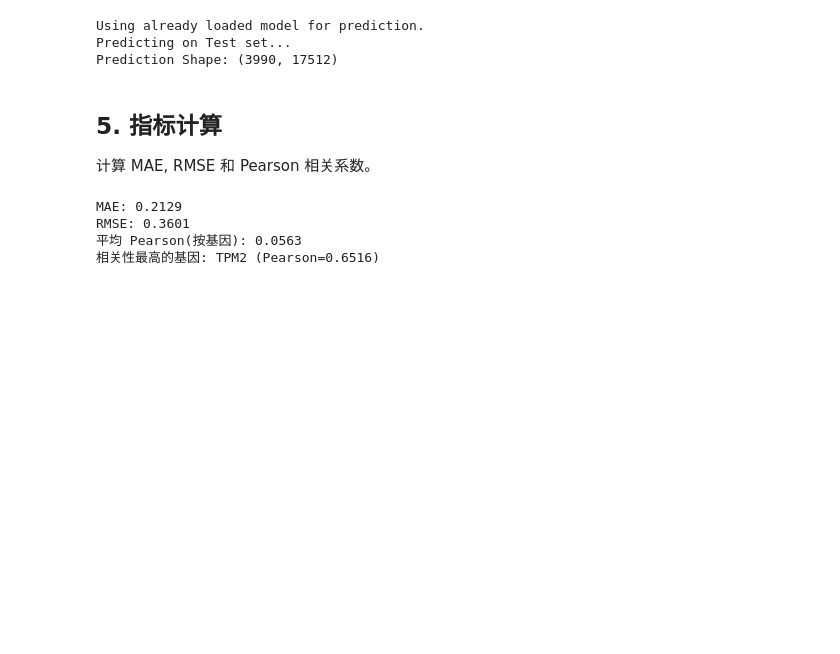
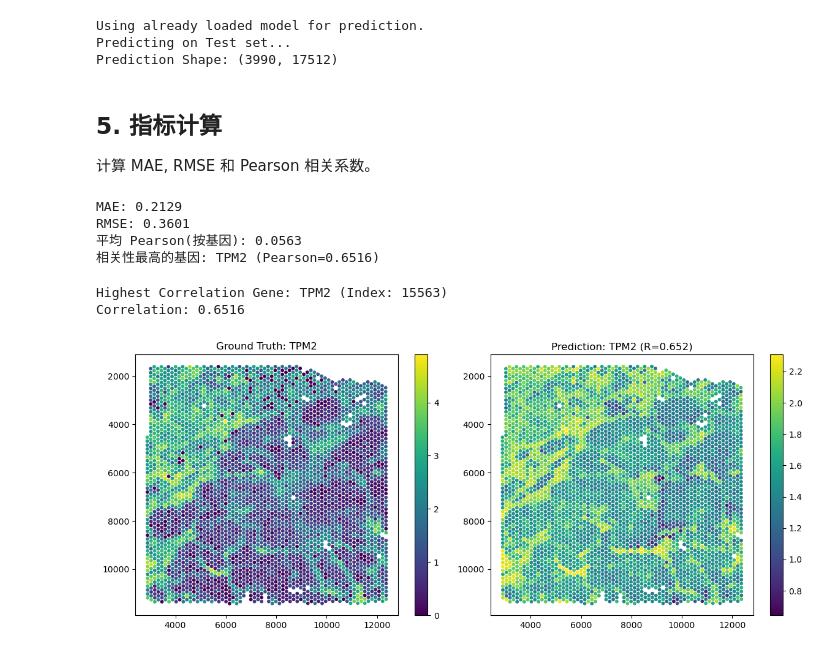
Before and after one commit to StickTaTa/Morpho-VC, a Jupyter notebook: benchmark/01_HisToGene_benchmark.ipynb, the cells around one changed output. Cells and saved outputs as stored; diff of their text form; code cells hidden in the pictures; blank space fills up the shorter version.

Commit message:
Check and update tutorial for HisToGene

```diff
--- a/benchmark/01_HisToGene_benchmark.ipynb
+++ b/benchmark/01_HisToGene_benchmark.ipynb
@@ -350,3 +350,40 @@ MAE: 0.2129
 RMSE: 0.3601
 平均 Pearson(按基因): 0.0563
 相关性最高的基因: TPM2 (Pearson=0.6516)
+# %%
+# Find gene with highest correlation
+gene_corrs_np = np.array(gene_corrs)
+best_idx = np.nanargmax(gene_corrs_np)
+best_gene = common_genes[best_idx]
+best_corr = gene_corrs_np[best_idx]
+
+print(f"Highest Correlation Gene: {best_gene} (Index: {best_idx})")
+print(f"Correlation: {best_corr:.4f}")
+
+# Visualize
+test_adata = test_ds.adatas["INT28"]
+coords = test_adata.obsm['spatial']
+
+pred_expr = pred_bag[:, best_idx]
+true_expr = true_bag[:, best_idx]
+
+fig, axes = plt.subplots(1, 2, figsize=(12, 5))
+
+# Ground Truth
+sc = axes[0].scatter(coords[:, 0], coords[:, 1], c=true_expr, cmap='viridis', s=10)
+axes[0].set_title(f"Ground Truth: {best_gene}")
+axes[0].invert_yaxis()
+plt.colorbar(sc, ax=axes[0])
+
+# Prediction
+sc2 = axes[1].scatter(coords[:, 0], coords[:, 1], c=pred_expr, cmap='viridis', s=10)
+axes[1].set_title(f"Prediction: {best_gene} (R={best_corr:.3f})")
+axes[1].invert_yaxis()
+plt.colorbar(sc2, ax=axes[1])
+
+plt.tight_layout()
+plt.show()
+# %% [output]
+Highest Correlation Gene: TPM2 (Index: 15563)
+Correlation: 0.6516
+[figure, added]
```
